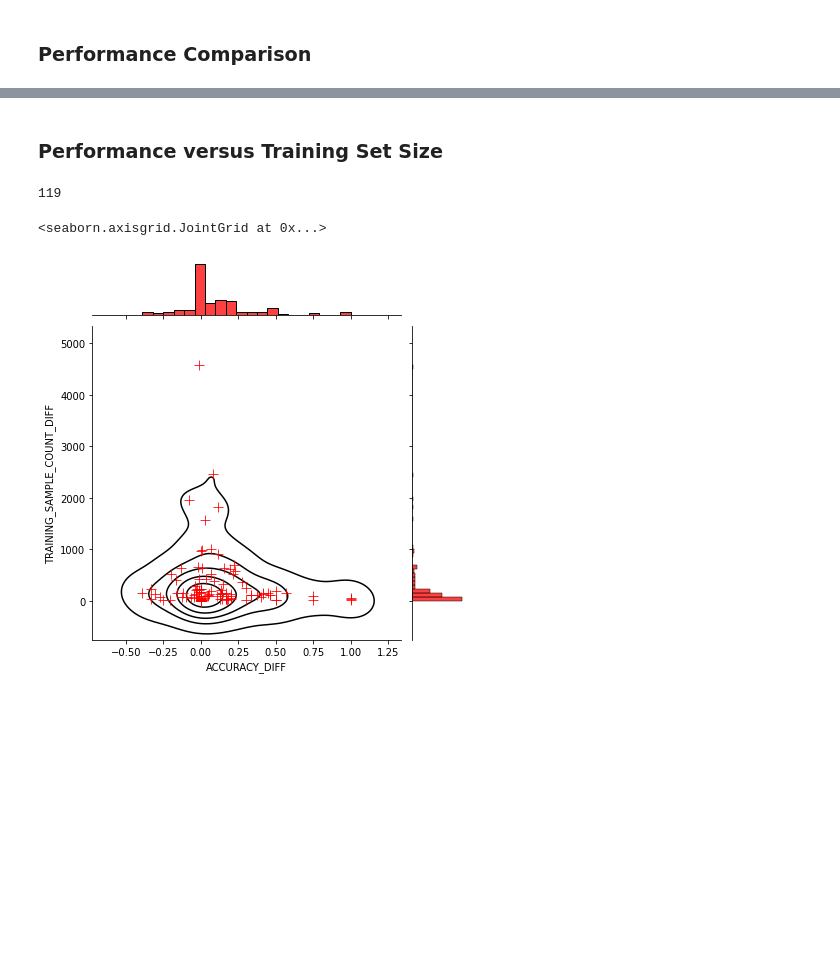
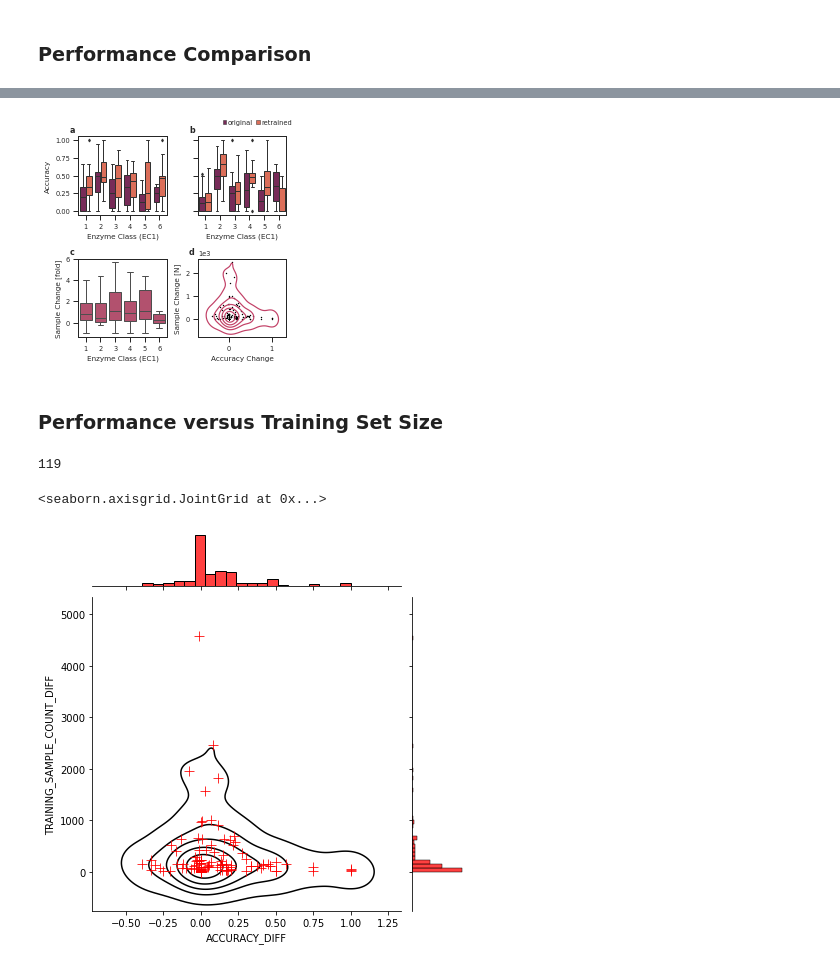
Before and after one commit to daenuprobst/bcm-retrain, a Jupyter notebook: visualise.ipynb, the cells around one changed output, grey strips where cells are left out. Saved outputs shown, nothing was run; the diff lists cells and outputs as text; code cells hidden in the pictures; blank space fills up the shorter version.

```diff
--- a/visualise.ipynb
+++ b/visualise.ipynb
@@ -185,3 +198,83 @@ plt.tight_layout()
+# %%
+fig, axs = plt.subplots(2, 2, figsize=(3.50394, 3.50394))
+
+
+df_sub = df_pivot[(df_pivot["K"] == 1) & (df_pivot["N_TOTAL"] <= 999.0) & (df_pivot["N_TOTAL"] > 1.0)]
+
+sns.boxplot(
+    x="EC1_GT", y="ACCURACY",
+    hue="SET_NAME", palette="rocket",
+    linewidth=1, fliersize=2.0,
+    data=df_sub[df_sub.MODEL == "fw"],
+    ax = axs[0][0]
+)
+axs[0][0].legend([],[], frameon=False)
+axs[0][0].set_ylabel("Accuracy")
+axs[0][0].set_xlabel("Enzyme Class (EC1)")
+
+sns.boxplot(
+    x="EC1_GT", y="ACCURACY",
+    hue="SET_NAME", palette="rocket",
+    linewidth=1, fliersize=2.0,
+    data=df_sub[df_sub.MODEL == "bw"],
+    ax = axs[0][1]
+)
+axs[0][1].legend([],[], frameon=False)
+axs[0][1].yaxis.set_ticklabels([])
+axs[0][1].set_ylabel("")
+axs[0][1].set_xlabel("Enzyme Class (EC1)")
+
+handles, labels = axs[0][1].get_legend_handles_labels()
+fig.legend(
+    handles, labels, loc='upper right', ncol=2,
+    frameon=False, handlelength=0.5, handletextpad=0.25, columnspacing=0.5
+)
+
+sns.boxplot(
+    data=df_t_pivot,
+    x="EC1_GT", y="CHANGE",
+    showfliers=False,
+    color="#c24167",
+    linewidth=1,
+    ax = axs[1][0]
+)
+axs[1][0].set_ylabel("Sample Change [fold]")
+axs[1][0].set_xlabel("Enzyme Class (EC1)")
+
+df_joined_size_subset = df_joined_size[
+    (df_joined_size.K == 1) & (df_joined_size.MODEL == "bw") &
+    (df_joined_size.TRAINING_SAMPLE_COUNT_DIFF > 0)
+]
+
+sns.kdeplot(
+    data=df_joined_size_subset,
+    x="ACCURACY_DIFF",
+    y="TRAINING_SAMPLE_COUNT_DIFF",
+    levels=6,
+    color="#c24167",
+    ax=axs[1][1]
+)
+
+sns.scatterplot(
+    data=df_joined_size_subset,
+    x="ACCURACY_DIFF",
+    y="TRAINING_SAMPLE_COUNT_DIFF",
+    marker="o",
+    color="#000",
+    linewidth=0,
+    s=2
+)
+
+axs[1][1].legend([],[], frameon=False)
+axs[1][1].set_ylim((None, 2600))
+axs[1][1].set_ylabel("Sample Change [N]")
+axs[1][1].set_xlabel("Accuracy Change")
+axs[1][1].ticklabel_format(style="sci", scilimits=[0,2])
+
+index_subplots(axs.flat, font_size=8, y=1.05)
+plt.tight_layout()
+# %% [output]
+[figure, added]
 # %% [markdown]
 ### Performance versus Training Set Size
 # %%
```
Also changed, not shown: parts of 5 cells of this notebook.
